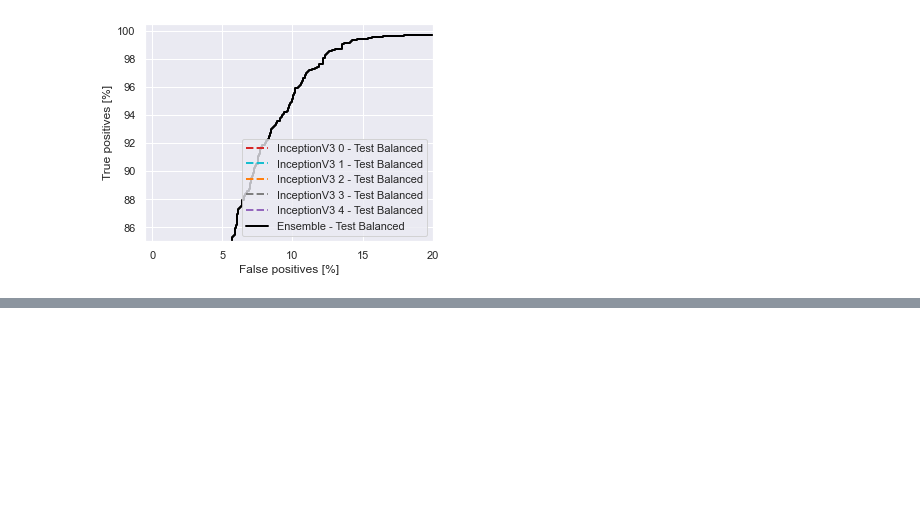
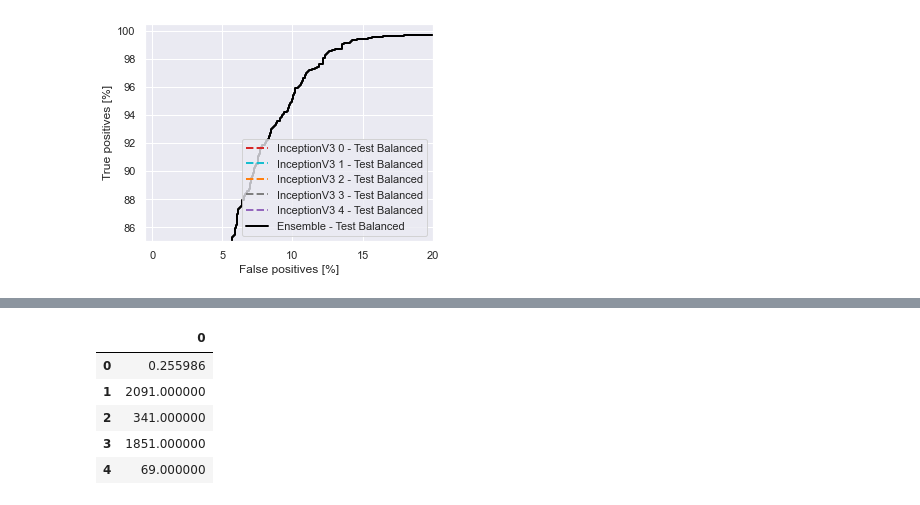
Before and after one commit to mariaauslander/capstone_fall20_irrigation, a Jupyter notebook: BigEarthData/epoch_metrics.ipynb, the cells around one changed output, grey strips where cells are left out. Drawn from its saved outputs; the diff is of its cells as text; code cells hidden in the pictures; blank space fills up the shorter version.

```diff
--- a/BigEarthData/epoch_metrics.ipynb
+++ b/BigEarthData/epoch_metrics.ipynb
@@ -446,0 +455,11 @@ plt.legend(loc='lower right')
+# %%
+df = pd.read_pickle(os.path.join(model_path, 'bl_inc_aug_shift_0.pkl'))
+# %%
+df.head()
+# %% [output]
+|  | 0 |
+| 0 | 0.255986 |
+| 1 | 2091.000000 |
+| 2 | 341.000000 |
+| 3 | 1851.000000 |
+| 4 | 69.000000 |
```
Also changed, not shown: parts of 7 cells of this notebook, 3 other files.
